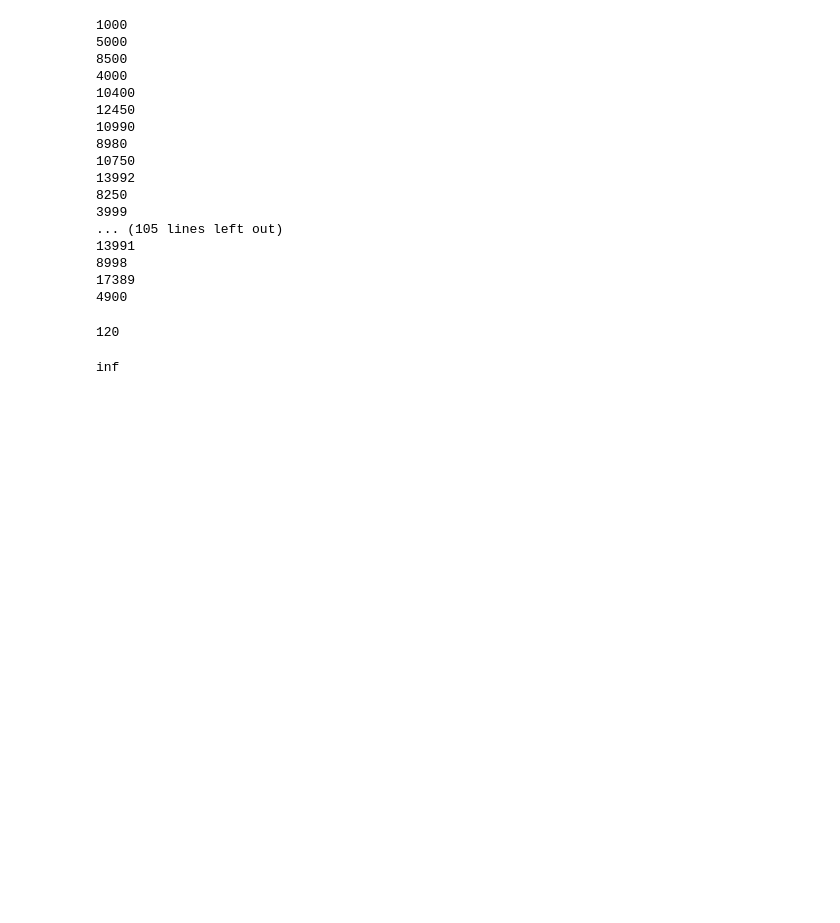
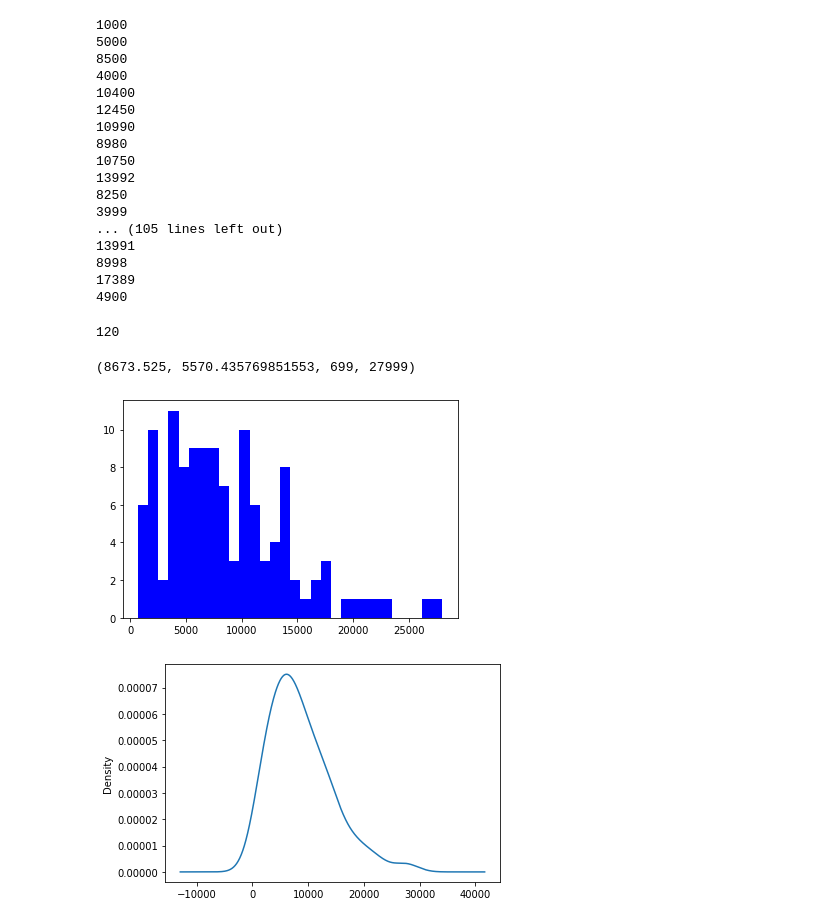
Before and after one commit to GrilledJeez/Testing-for-Difference-in-Craigslist-Markets, a Jupyter notebook: craigslist_scraper.ipynb, the cells around one changed output. Drawn from its saved outputs; the diff is of its cells as text; code cells hidden in the pictures; blank space fills up the shorter version.

Commit message:
2.3 Important numbers and First plots

```diff
--- a/craigslist_scraper.ipynb
+++ b/craigslist_scraper.ipynb
@@ -350,7 +357,24 @@ price = a_moto2['price']
-# %%
-for i in price:
-    int(i)
-price_mean = np.mean(price)
-price_mean
-# %% [output]
-inf
+# %%
+# Converting price to integers
+price = a_moto2['price']
+price = list(map(int, price))
+# %%
+# And now to check if that worked and pull some numbers we can infer something from
+price_mean = np.mean(price)
+price_sd = np.std(price)
+price_min = np.min(price)
+price_max = np.max(price)
+price_mean, price_sd, price_min, price_max
+# %% [output]
+(8673.525, 5570.435769851553, 699, 27999)
+# %%
+
+plt.hist(price, color = 'blue', bins = 30)
+plt.show()
+x_label =
+price=a_moto2['price'].astype(float)
+price.plot.density()
+plt.show()
+# %% [output]
+[figure, added]
+[figure, added]
```
Also changed, not shown: parts of 4 cells of this notebook.
